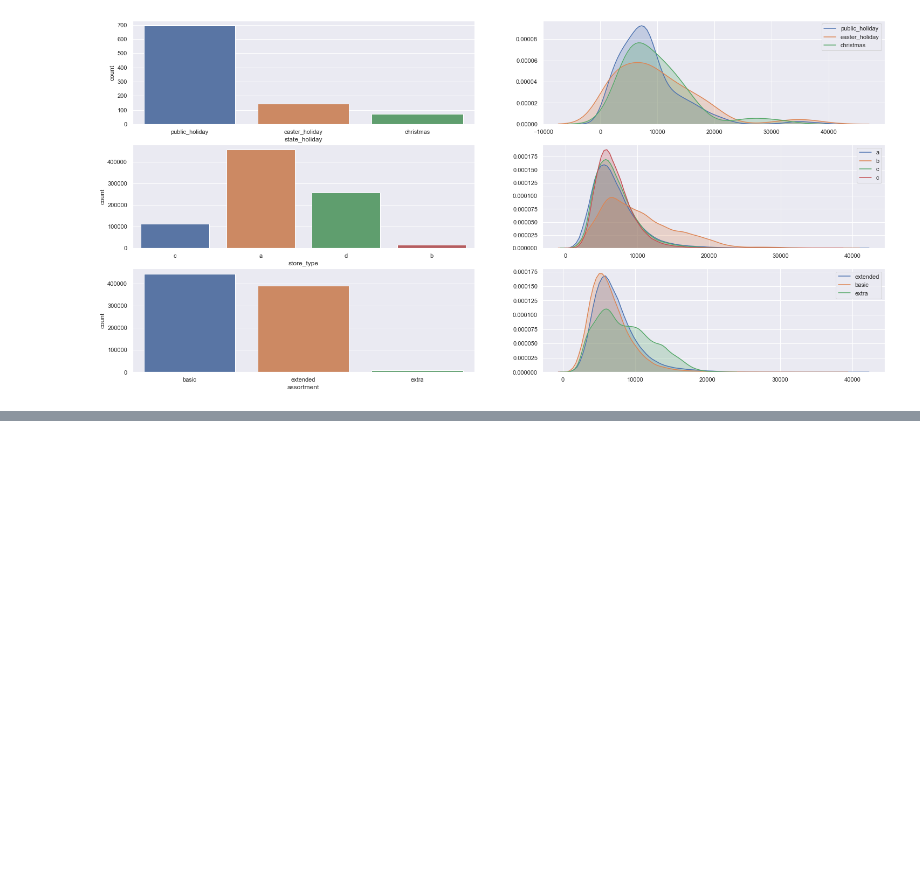
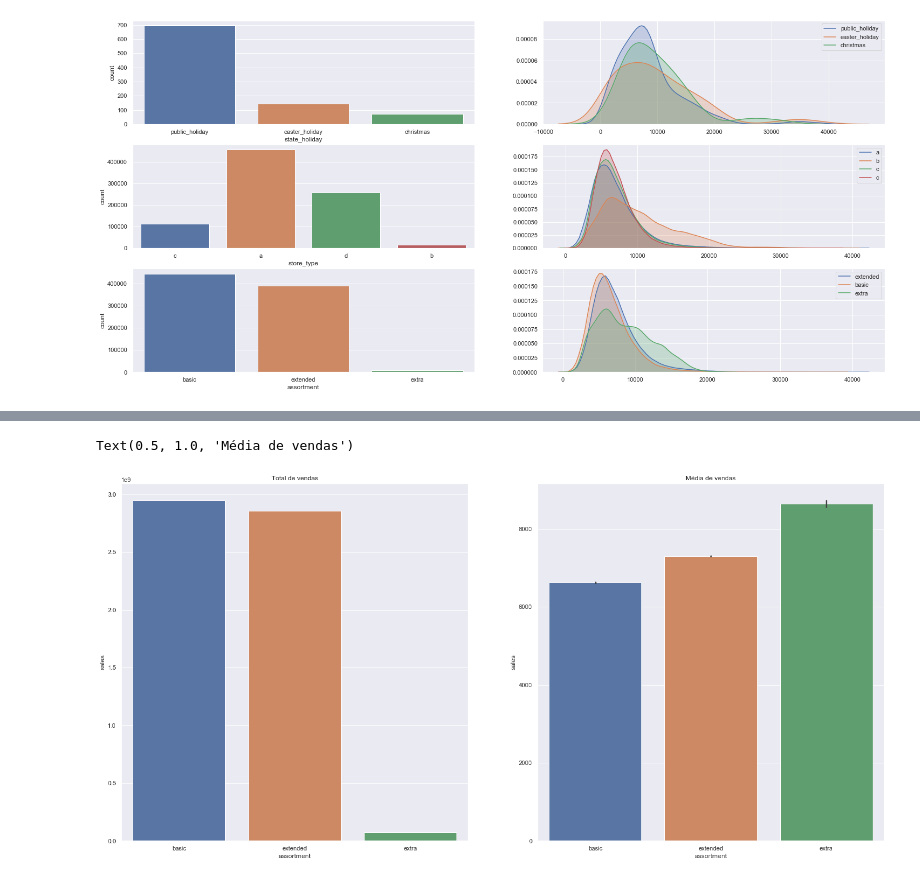
Before and after one commit to igordesouza/ds-em-producao, a Jupyter notebook: m04_v01_store_sales_prediction-Copy1.ipynb, the cells around one changed output, grey strips where cells are left out. Cells and saved outputs as stored; diff of their text form; code cells hidden in the pictures; blank space fills up the shorter version.

```diff
--- a/m04_v01_store_sales_prediction-Copy1.ipynb
+++ b/m04_v01_store_sales_prediction-Copy1.ipynb
@@ -767,15 +605,15 @@ df2['promo_time_week'] = ( ( df2['date'] - df2['promo_since'] )/7 ).apply( lambd
 ### assortment e state holiday
 # %%
 # Tempo de execução: 443ms
-df2['assortment2'] = 'basic'
-df2.loc[df1.assortment == 'b', 'assortment2'] = 'extra'
-df2.loc[df1.assortment == 'c', 'assortment2'] = 'extended'
+# df2['assortment2'] = 'basic'
+# df2.loc[df1.assortment == 'b', 'assortment2'] = 'extra'
+# df2.loc[df1.assortment == 'c', 'assortment2'] = 'extended'
 
-# state holiday
-df2['state_holiday'] = df2['state_holiday'].apply( lambda x: 'public_holiday' if x == 'a' else 'easter_holiday' if x == 'b' else 'christmas' if x == 'c' else 'regular_day' )
+# # state holiday
+# df2['state_holiday'] = df2['state_holiday'].apply( lambda x: 'public_holiday' if x == 'a' else 'easter_holiday' if x == 'b' else 'christmas' if x == 'c' else 'regular_day' )
 # %%
-df2['state_holiday2'] = 'regular_day'
-df2.loc[df1.state_holiday == 'a', 'state_holiday2'] = 'public_holiday'
-df2.loc[df1.state_holiday == 'b', 'state_holiday2'] = 'easter_holiday'
-df2.loc[df1.state_holiday == 'c', 'state_holiday2'] = 'christmas'
+# df2['state_holiday2'] = 'regular_day'
+# df2.loc[df1.state_holiday == 'a', 'state_holiday2'] = 'public_holiday'
+# df2.loc[df1.state_holiday == 'b', 'state_holiday2'] = 'easter_holiday'
+# df2.loc[df1.state_holiday == 'c', 'state_holiday2'] = 'christmas'
 # %%
@@ -812,10 +625,10 @@ Name: assortment, dtype: int64
 # %%
-# Tempo de execução: 606ms
-# assortment
-df2['assortment'] = df2['assortment'].apply( lambda x: 'basic' if x == 'a' else 'extra' if x == 'b' else 'extended' )
+# # Tempo de execução: 606ms
+# # assortment
+# df2['assortment'] = df2['assortment'].apply( lambda x: 'basic' if x == 'a' else 'extra' if x == 'b' else 'extended' )
 
-# state holiday
-df2['state_holiday'] = df2['state_holiday'].apply( lambda x: 'public_holiday' if x == 'a' else 'easter_holiday' if x == 'b' else 'christmas' if x == 'c' else 'regular_day' )
+# # state holiday
+# df2['state_holiday'] = df2['state_holiday'].apply( lambda x: 'public_holiday' if x == 'a' else 'easter_holiday' if x == 'b' else 'christmas' if x == 'c' else 'regular_day' )
 # %% [markdown]
 ### Código original
 Levando 4 minutos para rodar
@@ -977,0 +806,5 @@ sns.kdeplot(df4.loc[df4.assortment=='extra','sales'], label='extra', shade=True
+# %%
+aux1 = df4[['assortment','sales']].groupby('assortment').sum().reset_index()
+aux2 = df4[['assortment','sales']].groupby('assortment').mean().reset_index()
+display(aux1)
+display(aux2)
@@ -977,0 +820,13 @@ sns.kdeplot(df4.loc[df4.assortment=='extra','sales'], label='extra', shade=True
+# %%
+# Total de vendas para cada tipo
+subplot(1,2,1)
+sns.barplot(x='assortment',y='sales',data=aux1)
+plt.title('Total de vendas')
+
+# Média de vendas para cada tipo
+subplot(1,2,2)
+sns.barplot(x='assortment',y='sales',data=df4)
+plt.title('Média de vendas')
+# %% [output]
+Text(0.5, 1.0, 'Média de vendas')
+[figure, added]
```
Also changed, not shown: parts of 45 cells of this notebook.
